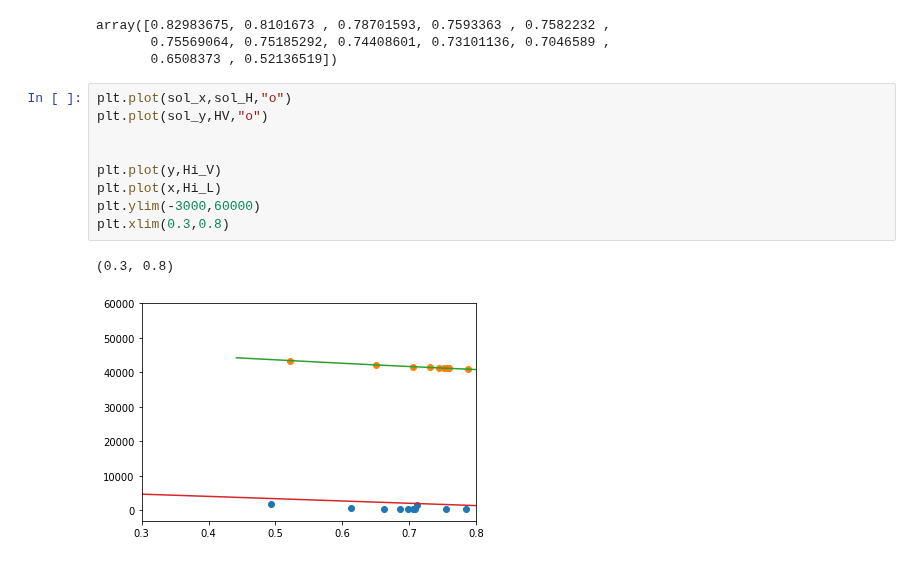
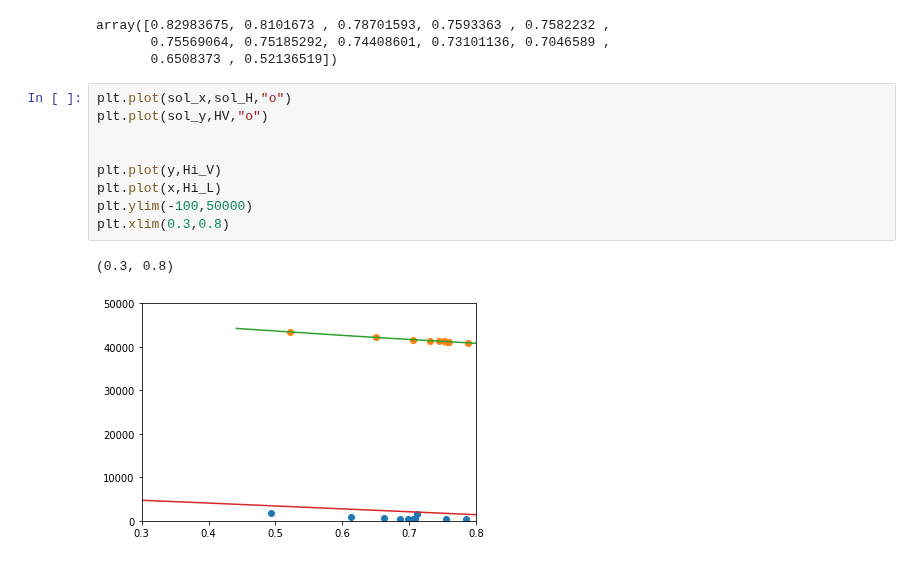
Before and after one commit to albertmitchell3/Distillation_Column, a Jupyter notebook: Basic Distillation Column/Model_2_Getting_Energy_to_Function.ipynb, the cells around one changed output. Saved outputs shown, nothing was run; the diff lists cells and outputs as text.

```diff
--- a/Basic Distillation Column/Model_2_Getting_Energy_to_Function.ipynb
+++ b/Basic Distillation Column/Model_2_Getting_Energy_to_Function.ipynb
@@ -527,12 +527,12 @@ array([0.82983675, 0.8101673 , 0.78701593, 0.7593363 , 0.7582232 ,
 # %%
 plt.plot(sol_x,sol_H,"o")
 plt.plot(sol_y,HV,"o")
 
 
 plt.plot(y,Hi_V)
 plt.plot(x,Hi_L)
-plt.ylim(-3000,60000)
+plt.ylim(-100,50000)
 plt.xlim(0.3,0.8)
 # %% [output]
 (0.3, 0.8)
-[figure, old version]
+[figure, new version]
```
